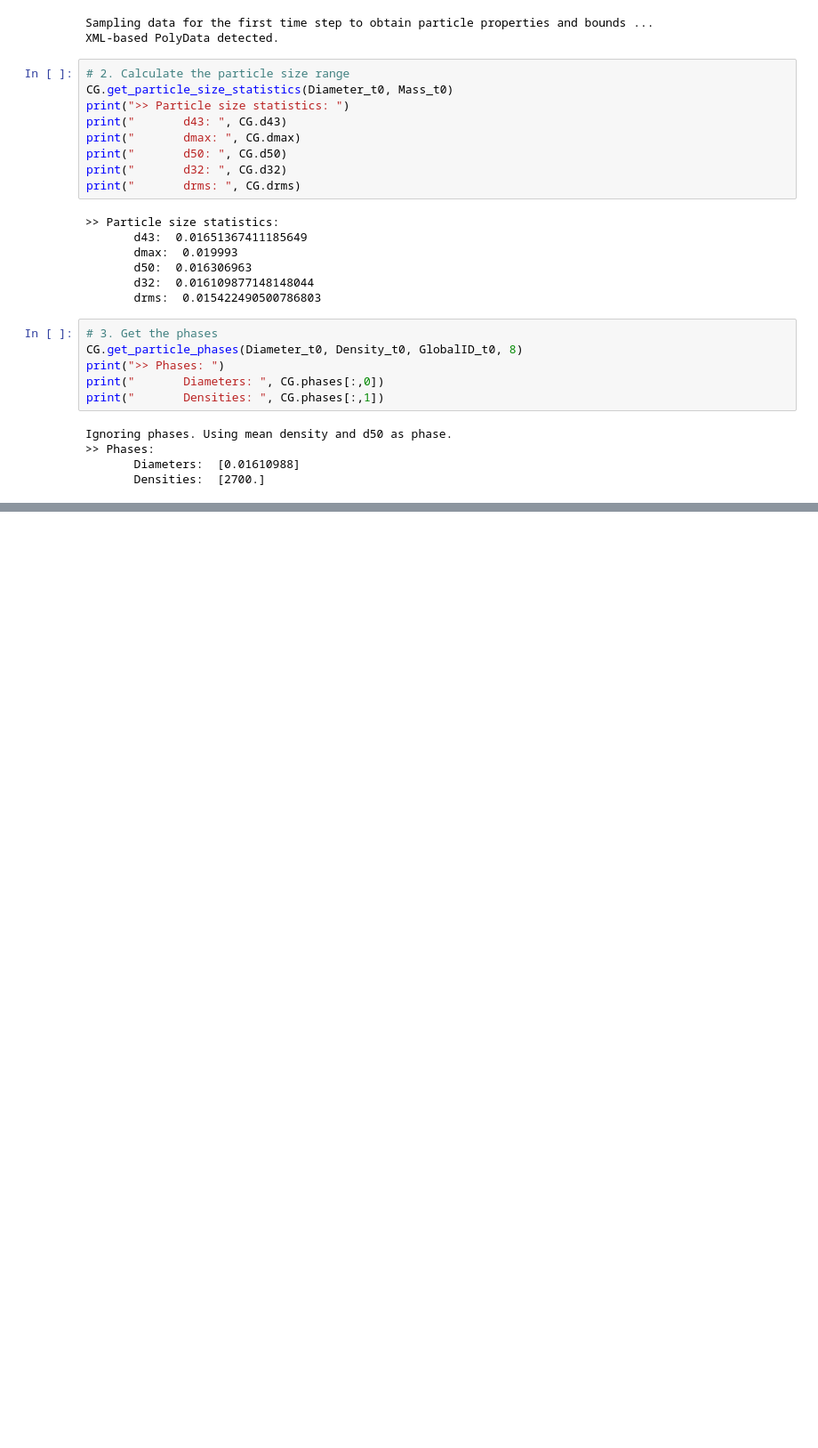
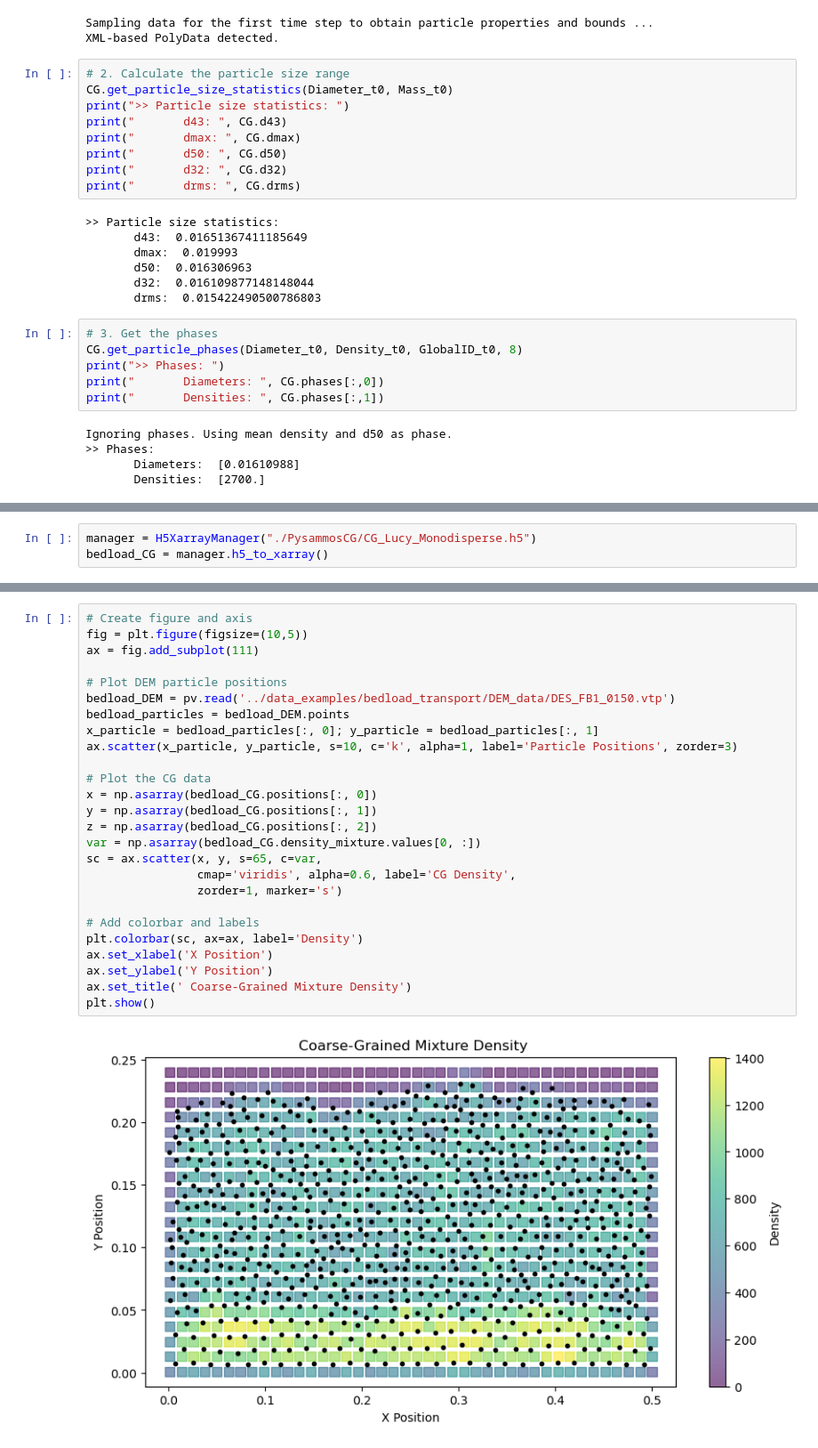
Before and after one commit to Claudia-Elijas/pysammos, a Jupyter notebook: examples/bedload_transport/time_average.ipynb, the cells around one changed output, grey strips where cells are left out. Shown at 89% size. Saved outputs shown, nothing was run; the diff lists cells and outputs as text; blank space fills up the shorter version.

```diff
--- a/examples/bedload_transport/time_average.ipynb
+++ b/examples/bedload_transport/time_average.ipynb
@@ -184,0 +198,3 @@ Dimensions without coordinates: dim1_3D, dim2_3D, dim1_2D, dim2_2D,
+# %%
+manager = H5XarrayManager("./PysammosCG/CG_Lucy_Monodisperse.h5")
+bedload_CG = manager.h5_to_xarray()
@@ -184,0 +219,28 @@ Dimensions without coordinates: dim1_3D, dim2_3D, dim1_2D, dim2_2D,
+# %%
+# Create figure and axis
+fig = plt.figure(figsize=(10,5))
+ax = fig.add_subplot(111)
+
+# Plot DEM particle positions
+bedload_DEM = pv.read('../data_examples/bedload_transport/DEM_data/DES_FB1_0150.vtp')
+bedload_particles = bedload_DEM.points
+x_particle = bedload_particles[:, 0]; y_particle = bedload_particles[:, 1]
+ax.scatter(x_particle, y_particle, s=10, c='k', alpha=1, label='Particle Positions', zorder=3)
+
+# Plot the CG data
+x = np.asarray(bedload_CG.positions[:, 0])
+y = np.asarray(bedload_CG.positions[:, 1])
+z = np.asarray(bedload_CG.positions[:, 2])
+var = np.asarray(bedload_CG.density_mixture.values[0, :])
+sc = ax.scatter(x, y, s=65, c=var,
+                cmap='viridis', alpha=0.6, label='CG Density',
+                zorder=1, marker='s')
+
+# Add colorbar and labels
+plt.colorbar(sc, ax=ax, label='Density')
+ax.set_xlabel('X Position')
+ax.set_ylabel('Y Position')
+ax.set_title(' Coarse-Grained Mixture Density')
+plt.show()
+# %% [output]
+[figure, added]
```
Also changed, not shown: parts of 24 cells of this notebook, 17 other files.
